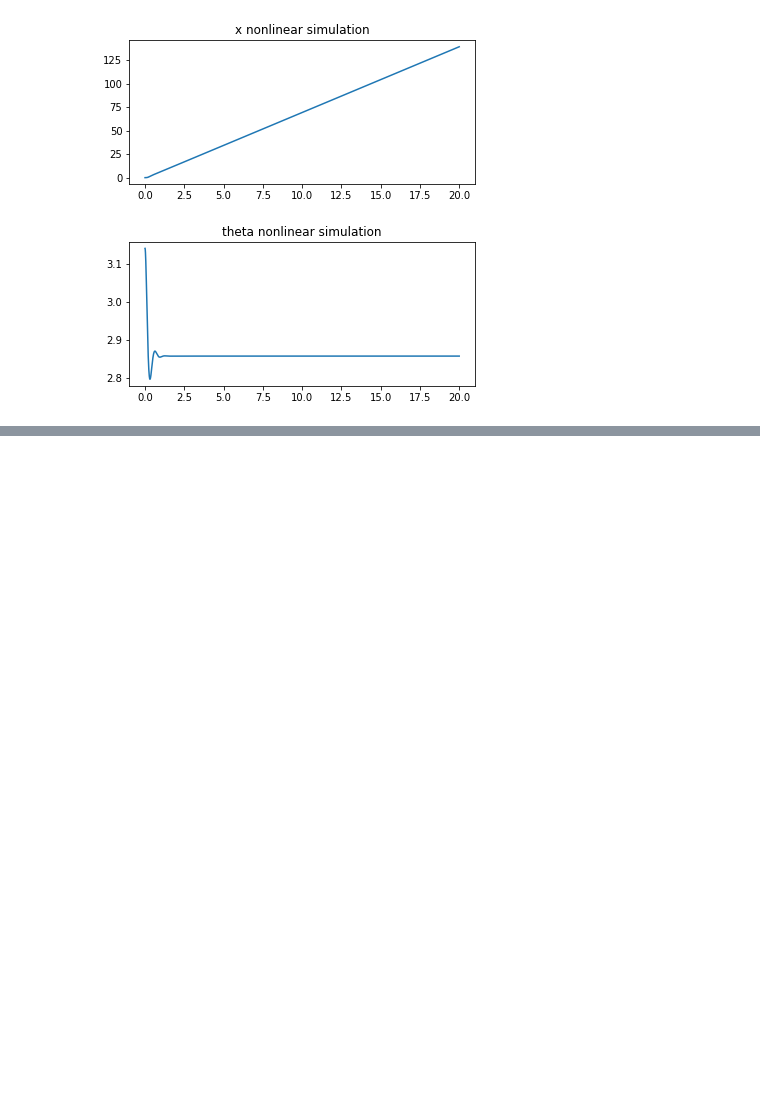
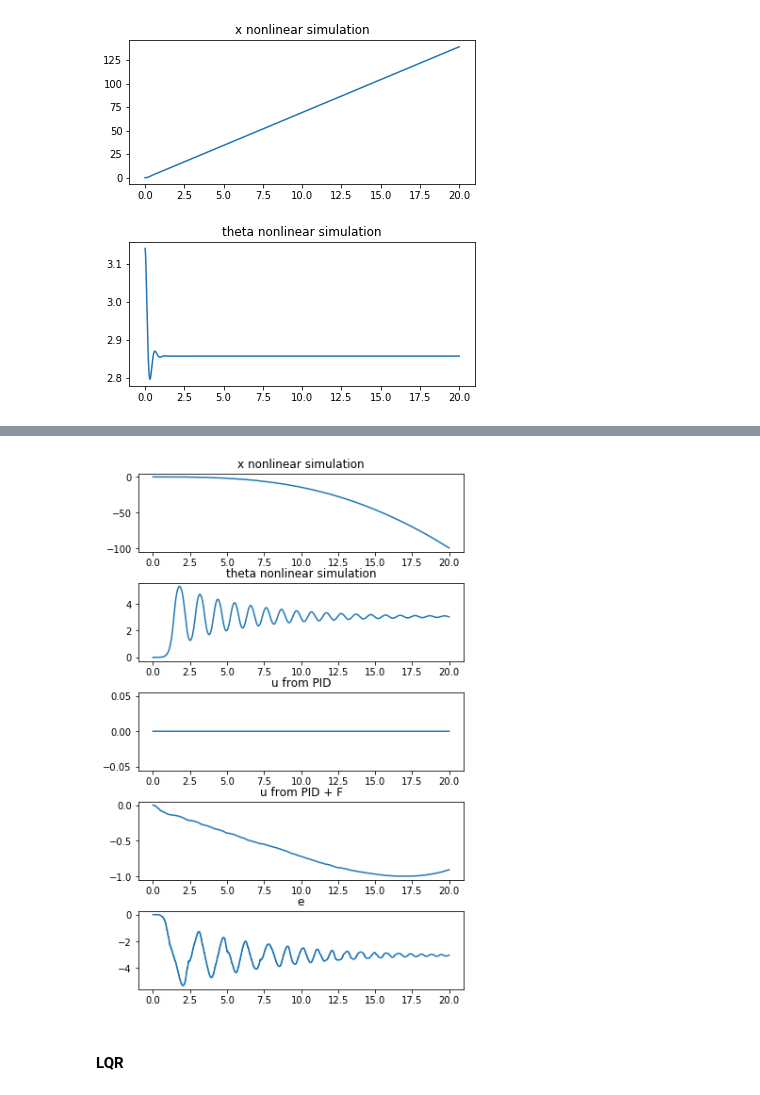
Before and after one commit to kipariss1/OPSR_InvertedPendulum, a Jupyter notebook: semestralka_jupyter.ipynb, the cells around one changed output, grey strips where cells are left out. Saved outputs shown, nothing was run; the diff lists cells and outputs as text; code cells hidden in the pictures; blank space fills up the shorter version.

Commit message:
add (PID): PID controller with graphs

```diff
--- a/semestralka_jupyter.ipynb
+++ b/semestralka_jupyter.ipynb
@@ -466,0 +440,22 @@ plt.subplots_adjust(left=0.1,
+# %%
+fig, axs = plt.subplots(5)
+axs[0].plot(t, s[:, 0])
+axs[0].set_title('x nonlinear simulation')
+axs[1].plot(t, s[:, 2])
+axs[1].set_title('theta nonlinear simulation')
+axs[2].plot(np.arange(0, t_end, t_end/np.shape(u_pid)[0]), u_pid)
+axs[2].set_title('u from PID')
+axs[3].plot(np.arange(0, t_end, t_end/np.shape(u_pid_F)[0]), u_pid_F)
+axs[3].set_title('u from PID + F')
+axs[4].plot(np.arange(0, t_end, t_end/np.shape(e_mon)[0]), e_mon)
+axs[4].set_title('e')
+plt.subplots_adjust(left=0.1,
+                    bottom=0.1,
+                    right=0.9,
+                    top=2,
+                    wspace=0.4,
+                    hspace=0.4)
+# %% [output]
+[figure, added]
+# %% [markdown]
+#### LQR
```
Also changed, not shown: parts of 21 cells of this notebook.
